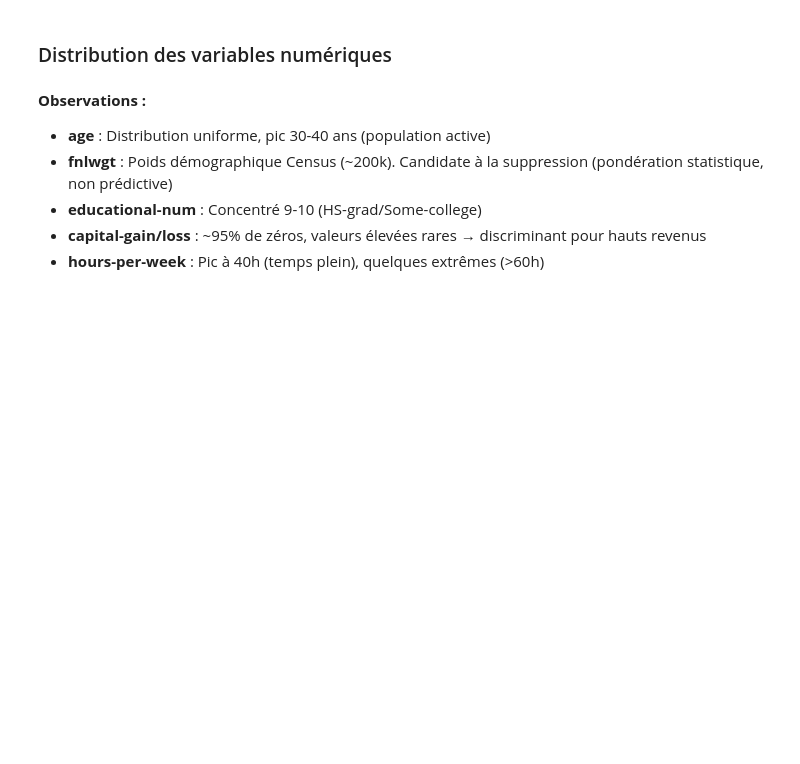
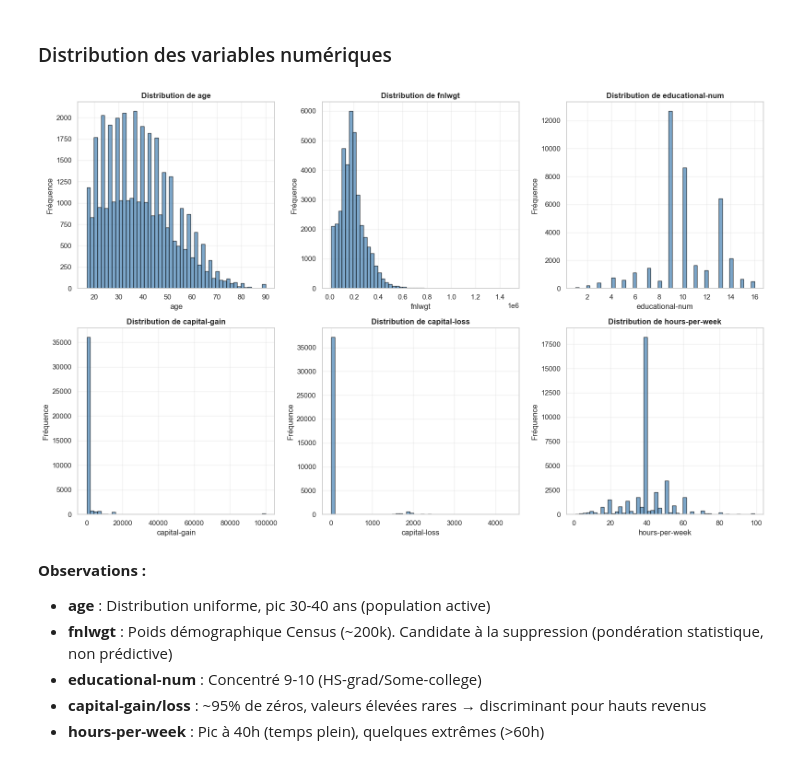
Before and after one commit to clemrep/ml-adult-income, a Jupyter notebook: projet.ipynb, the cells around one changed output. Drawn from its saved outputs; the diff is of its cells as text; code cells hidden in the pictures; blank space fills up the shorter version.

```diff
--- a/projet.ipynb
+++ b/projet.ipynb
@@ -65,13 +111,13 @@ print(df.info())
 ## Analyse et gestion des valeurs manquantes
 # %%
 print("\nValeurs manquantes par colonne:")
-missing_counts = df.isna().sum()
+missing_counts = X_train.isna().sum()
 print(missing_counts[missing_counts > 0] if missing_counts.sum() > 0 else "Aucune valeur manquante détectée")
 
 # Détecter les '?' comme valeurs manquantes
 print("\n--- Détection des '?' comme valeurs manquantes ---")
-for col in df.columns:
-    if df[col].dtype == 'object':
-        question_count = (df[col] == '?').sum()
+for col in X_train.columns:
+    if X_train[col].dtype == 'object':
+        question_count = (X_train[col] == '?').sum()
         if question_count > 0:
             print(f"{col}: {question_count} valeurs manquantes ('?')")
@@ -81,12 +132,12 @@ for col in df.columns:
 
 Les points d'interrogation ('?') observés dans le dataset représentent des **valeurs manquantes** (données non disponibles ou non renseignées). Ces valeurs peuvent affecter la qualité de nos prédictions et doivent être traitées.
 # %%
-df = df.replace('?', np.nan)
+X_train = X_train.replace('?', np.nan)
 
 missing_summary = pd.DataFrame({
-    'Colonne': df.columns,
-    'Manquantes': df.isna().sum(),
-    'Pourcentage': (df.isna().sum() / len(df) * 100).round(2)
+    'Colonne': X_train.columns,
+    'Manquantes': X_train.isna().sum(),
+    'Pourcentage': (X_train.isna().sum() / len(X_train) * 100).round(2)
 })
 missing_summary = missing_summary[missing_summary['Manquantes'] > 0].sort_values('Manquantes', ascending=False)
 print(missing_summary.to_string(index=False))
@@ -110,17 +170,20 @@ Nous n'avons que des variables catégorielles à imputer, nous avons donc fait l
 # %%
+# On travaille sur une copie de X_train pour l'analyse (EDA)
+X_train_eda = X_train.copy()
+
 # Application de l'imputation par mode (most_frequent) sur les variables catégorielles
 print("=== Avant imputation ===")
-print(f"Valeurs manquantes totales : {df.isna().sum().sum()}")
+print(f"Valeurs manquantes totales : {X_train.isna().sum().sum()}")
 print("\nDétail par colonne :")
-print(df.isna().sum()[df.isna().sum() > 0])
+print(X_train.isna().sum()[X_train.isna().sum() > 0])
 
 # Imputation des variables catégorielles avec la valeur la plus fréquente (mode)
-categorical_cols = df.select_dtypes(include=['object']).columns
+categorical_cols = X_train.select_dtypes(include=['object']).columns
 for col in categorical_cols:
-    if df[col].isna().sum() > 0:
-        mode_value = df[col].mode()[0]  # Récupération du mode
-        df[col].fillna(mode_value, inplace=True)
+    if X_train[col].isna().sum() > 0:
+        mode_value = X_train[col].mode()[0]  # Récupération du mode
+        X_train[col].fillna(mode_value, inplace=True)
         print(f"\n - {col} : imputé avec '{mode_value}'")
 
 print("\n=== Après imputation ===")
-print(f"Valeurs manquantes totales : {df.isna().sum().sum()}")
+print(f"Valeurs manquantes totales : {X_train.isna().sum().sum()}")
@@ -135,19 +207,21 @@ Cette section examine la répartition des valeurs pour chaque variable du datase
 ### Distribution des variables numériques
 # %%
 # Histogrammes des variables numériques
-numeric_cols = df.select_dtypes(include=["int64", "float64"]).columns
+numeric_cols = X_train_eda.select_dtypes(include=["int64", "float64"]).columns
 fig, axes = plt.subplots(2, 3, figsize=(16, 10))
 axes = axes.flatten()
 
 for idx, col in enumerate(numeric_cols):
-    axes[idx].hist(df[col], bins=50, color='steelblue', edgecolor='black', alpha=0.7)
+    axes[idx].hist(X_train_eda[col], bins=50, color='steelblue', edgecolor='black', alpha=0.7)
     axes[idx].set_title(f"Distribution de {col}", fontsize=12, fontweight='bold')
     axes[idx].set_xlabel(col)
     axes[idx].set_ylabel("Fréquence")
     axes[idx].grid(alpha=0.3)
 
 plt.tight_layout()
 plt.show()
+# %% [output]
+[figure, added]
 # %% [markdown]
 
 
```
Also changed, not shown: parts of 25 cells of this notebook.
